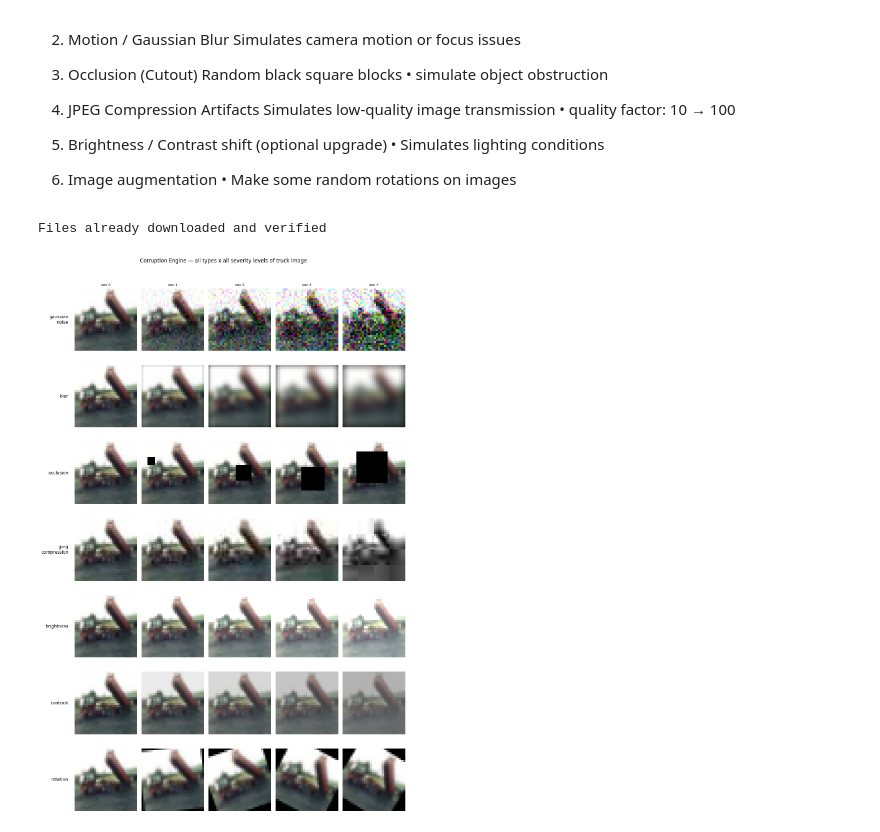
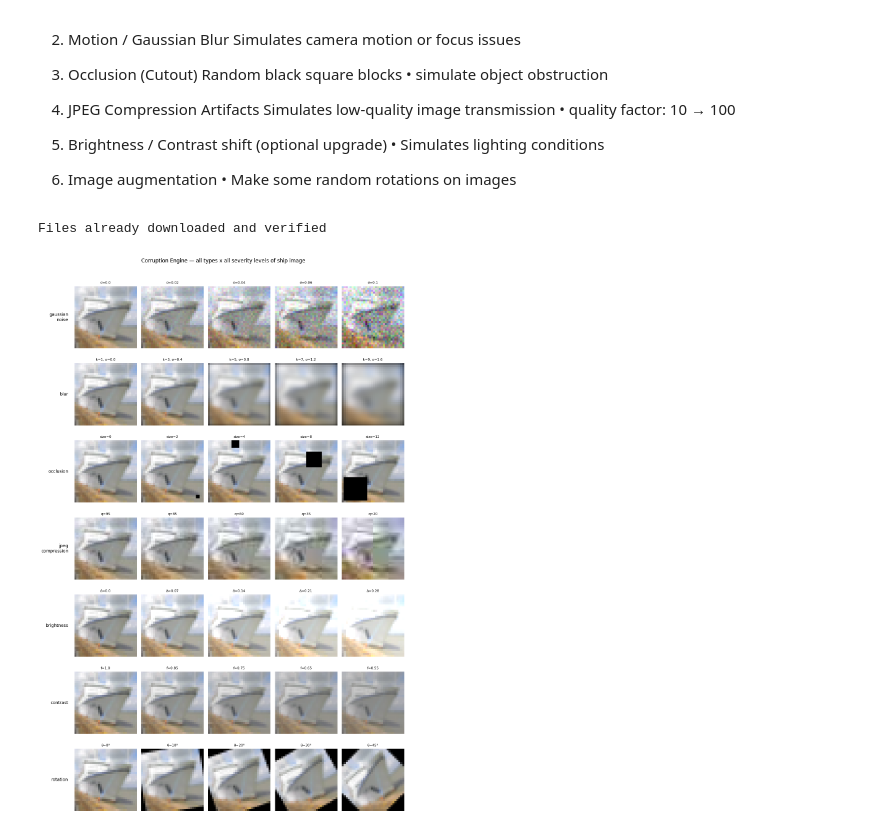
Before and after one commit to soufianboukir/robust-vision-benchmark, a Jupyter notebook: notebooks/corruption.ipynb, the cells around one changed output. Cells and saved outputs as stored; diff of their text form; code cells hidden in the pictures.

```diff
--- a/notebooks/corruption.ipynb
+++ b/notebooks/corruption.ipynb
@@ -35,44 +35,78 @@ sys.path.append(os.path.abspath(os.path.join(os.getcwd(), "..")))
 
 from src.datasets.corruption_engine import apply_corruption
 
+import importlib
+import src.datasets.corruption_engine as ce
+
+importlib.reload(ce)
+
 DATA_PATH = os.path.join('..', 'data', 'raw')
 
 # Load one batch from CIFAR-10
 dataset = datasets.CIFAR10(root=DATA_PATH, train=True, download=True,
                            transform=transforms.ToTensor())
-img, label = dataset[2]   # shape: (3, 32, 32), float [0,1]
+img, label = dataset[7569]   # shape: (3, 32, 32), float [0,1]
 class_name = dataset.classes[label] # get the classname of the image
 
 # set severities and corruptions
 severities = [0, 1, 2, 3, 4]
 corruptions = ["gaussian_noise", "blur", "occlusion",
                "jpeg_compression", "brightness", "contrast", "rotation"]
 
 
 fig, axes = plt.subplots(len(corruptions), len(severities),
                          figsize=(12, 18))
 
 for row, ctype in enumerate(corruptions):
     for col, sev in enumerate(severities):
+
         corrupted = apply_corruption(img, ctype, sev)
-        axes[row, col].imshow(corrupted.permute(1, 2, 0).numpy()) # this shows a numpy image
-        axes[row, col].axis("off") # this prevents to show x and y values
+
+        axes[row, col].imshow(corrupted.permute(1, 2, 0).numpy())
+        axes[row, col].axis("off")
+
+        # ---- parameter-aware labeling ----
+        if ctype == "gaussian_noise":
+            label = f"σ={ [0.0, 0.02, 0.04, 0.06, 0.1][sev] }"
+
+        elif ctype == "blur":
+            label = f"k={ [1,3,5,7,9][sev] }, σ={ [0.0,0.4,0.8,1.2,1.6][sev] }"
+
+        elif ctype == "occlusion":
+            label = f"size={ [0,2,4,8,12][sev] }"
+
+        elif ctype == "jpeg_compression":
+            label = f"q={[95, 85, 60, 35, 20][sev] }"
+
+        elif ctype == "brightness":
+            label = f"Δ={ [0.0, 0.07, 0.14, 0.21, 0.28][sev] }"
+
+        elif ctype == "contrast":
+            label = f"f={ [1.0,0.85,0.75,0.65,0.55][sev] }"
+
+        elif ctype == "rotation":
+            label = f"θ={ [0,10,20,30,45][sev] }°"
+
+        else:
+            label = f"sev={sev}"
+
+        axes[row, col].set_title(label, fontsize=8)
+
+        # row label only once
         if col == 0:
             axes[row, col].text(
                 -0.1, 0.5,
                 ctype.replace("_", "\n"),
                 fontsize=10,
                 va="center",
                 ha="right",
                 transform=axes[row, col].transAxes
             )
-        if row == 0:
-            axes[row, col].set_title(f"sev {sev}", fontsize=8)
 
 plt.suptitle(f"Corruption Engine — all types x all severity levels of {class_name} image", y=1.01)
 plt.tight_layout() # automatically adjusts spacing between images
 plt.savefig("../results/imgs/corruption_grid.png", dpi=150, bbox_inches="tight")
 plt.show()
 # %% [output]
 Files already downloaded and verified
-[figure, old version]
+[figure, new version]
```
Also changed, not shown: 4 other files.
